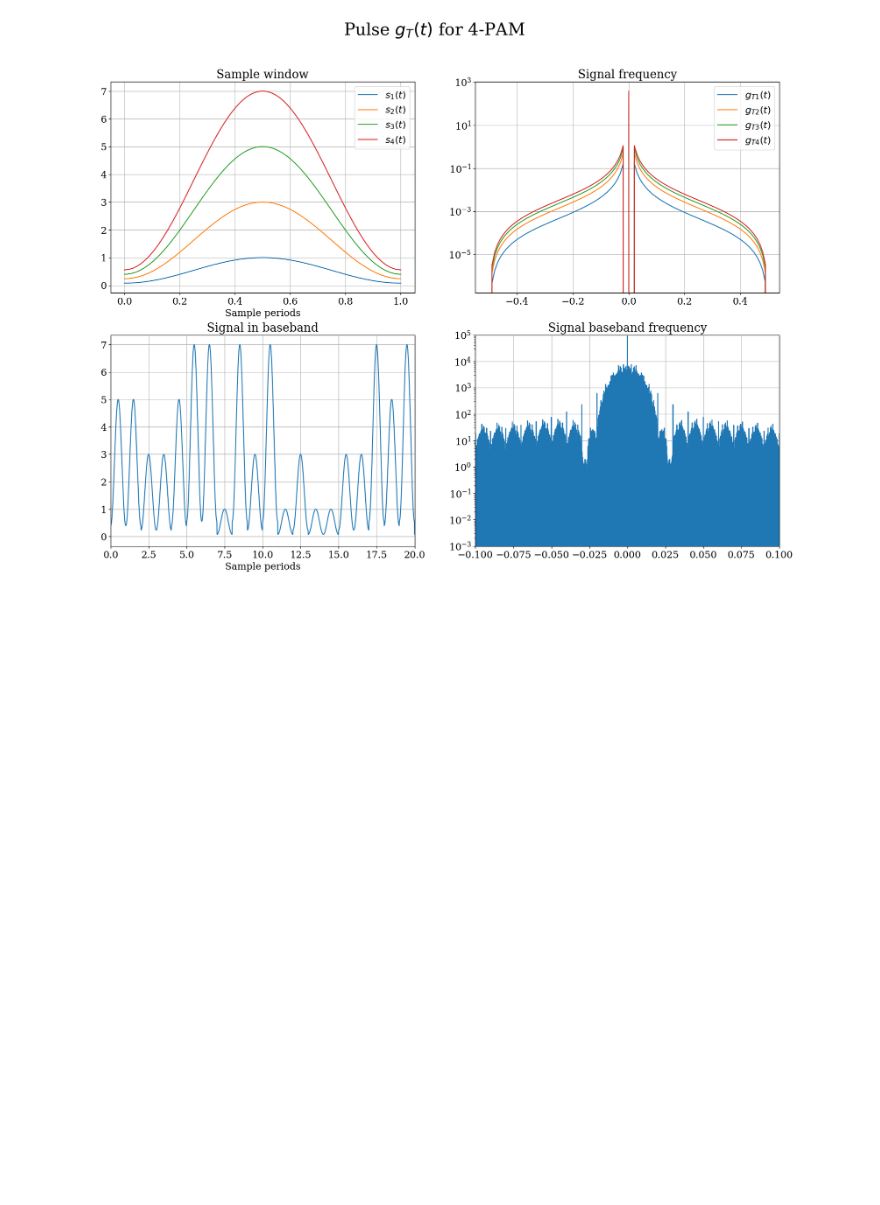
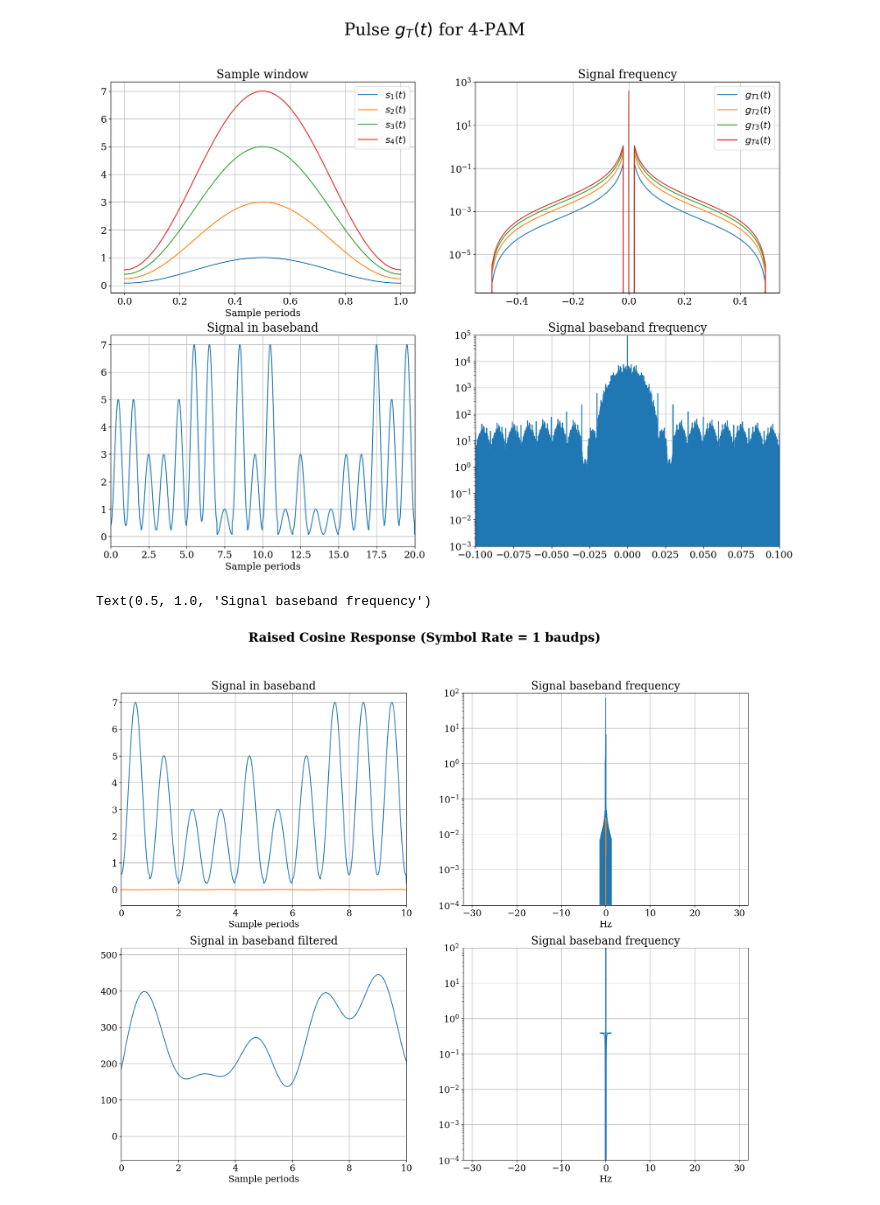
Before and after one commit to CaioRodrigues200/CommSystems, a Jupyter notebook: PAM Modulation.ipynb, the cells around one changed output. Cells and saved outputs as stored; diff of their text form; code cells hidden in the pictures; blank space fills up the shorter version.

Commit message:
PAM-4 filtering tests

```diff
--- a/PAM Modulation.ipynb
+++ b/PAM Modulation.ipynb
@@ -60,3 +60,79 @@ ax[1][1].set_title('Signal baseband frequency')
 # %% [output]
 Text(0.5, 1.0, 'Signal baseband frequency')
 [figure]
+# %%
+PtsNum = 200 # Number of points
+M = 100 # Upsample by M
+FFTfac = 32 # FFT points factor
+sincP = 40 # Sinc periods
+
+SymbRate = 1 # Symbol rate
+Constl = [1,3,5,7] # 4PAM Constellation
+
+hamSig = np.hamming(M)
+
+sig = np.zeros(PtsNum*M)
+sig[::M] = np.random.choice(Constl,int(PtsNum))
+BaseSig = np.convolve(hamSig,sig)
+
+figure, ax = plt.subplots(2,2,figsize=(20,15))
+plt.rc('font',**font)
+figure.suptitle(f' Raised Cosine Response (Symbol Rate = {SymbRate} baudps) ',fontsize=22, weight='bold')
+
+tArray = np.linspace(-2*sincP,2*sincP,M*sincP*4*SymbRate+1)
+
+# beta = 10 # Rolloff factor
+# f0 = SymbRate/2 # 6dB Bandwidth (Hz)
+# fd = f0*beta
+# f1 = f0-fd # Non-Atttenuation Bandwidth (Hz)
+# hRC =  (np.sin(2*np.pi*f0*tArray)/(2*np.pi*f0*tArray)) * (np.cos(2*np.pi*fd*tArray)/(1-(4*fd*tArray)**2))
+
+hRC = np.sinc(tArray)
+H = np.fft.fft(a=hRC, n=FFTfac*PtsNum) / PtsNum
+w = np.fft.fftfreq(len(H), d = tArray[-1]/PtsNum)
+
+hRC2 = np.zeros(len(BaseSig))
+hRC2[:M*sincP*4*SymbRate+1] = hRC
+
+
+ax[0][0].grid(True)
+ax[0][0].plot(np.arange(len(BaseSig))/M, BaseSig)
+ax[0][0].plot(np.arange(len(BaseSig))/M, hRC2)
+ax[0][0].set_xlim(0,10)
+ax[0][0].set_title('Signal in baseband')
+ax[0][0].set_xlabel('Sample periods')
+
+Hb = np.fft.fft(a=BaseSig, n=FFTfac*PtsNum) / PtsNum
+wb = np.fft.fftfreq(len(Hb), d = tArray[-1]/PtsNum)
+
+ax[0][1].grid(True)
+ax[0][1].plot(wb,Hb)
+ax[0][1].set_yscale('log')
+ax[0][1].set_ylim(1e-4,1e2)
+ax[0][1].set_xlim(-SymbRate*32,SymbRate*32)
+ax[0][1].set_title('Signal baseband frequency')
+ax[0][1].set_xlabel('Hz')
+ax[0][1].plot(w,H, label='Beta = ' + str(beta))
+
+FilterSig = np.convolve(BaseSig,hRC,mode='same')
+# FilterSig = FilterSig[M*PtsNum:]
+
+ax[1][0].grid(True)
+ax[1][0].plot(np.arange(len(FilterSig))/M, FilterSig)
+ax[1][0].set_xlim(0,10)
+ax[1][0].set_title('Signal in baseband filtered')
+ax[1][0].set_xlabel('Sample periods')
+
+Hb = np.fft.fft(a=FilterSig, n=FFTfac*PtsNum) / PtsNum
+wb = np.fft.fftfreq(len(Hb), d = tArray[-1]/PtsNum)
+
+ax[1][1].grid(True)
+ax[1][1].plot(wb,Hb)
+ax[1][1].set_yscale('log')
+ax[1][1].set_ylim(1e-4,1e2)
+ax[1][1].set_xlim(-SymbRate*32,SymbRate*32)
+ax[1][1].set_xlabel('Hz')
+ax[1][1].set_title('Signal baseband frequency')
+# %% [output]
+Text(0.5, 1.0, 'Signal baseband frequency')
+[figure, added]
```
Also changed, not shown: parts of 1 cell of this notebook, 1 other file.
